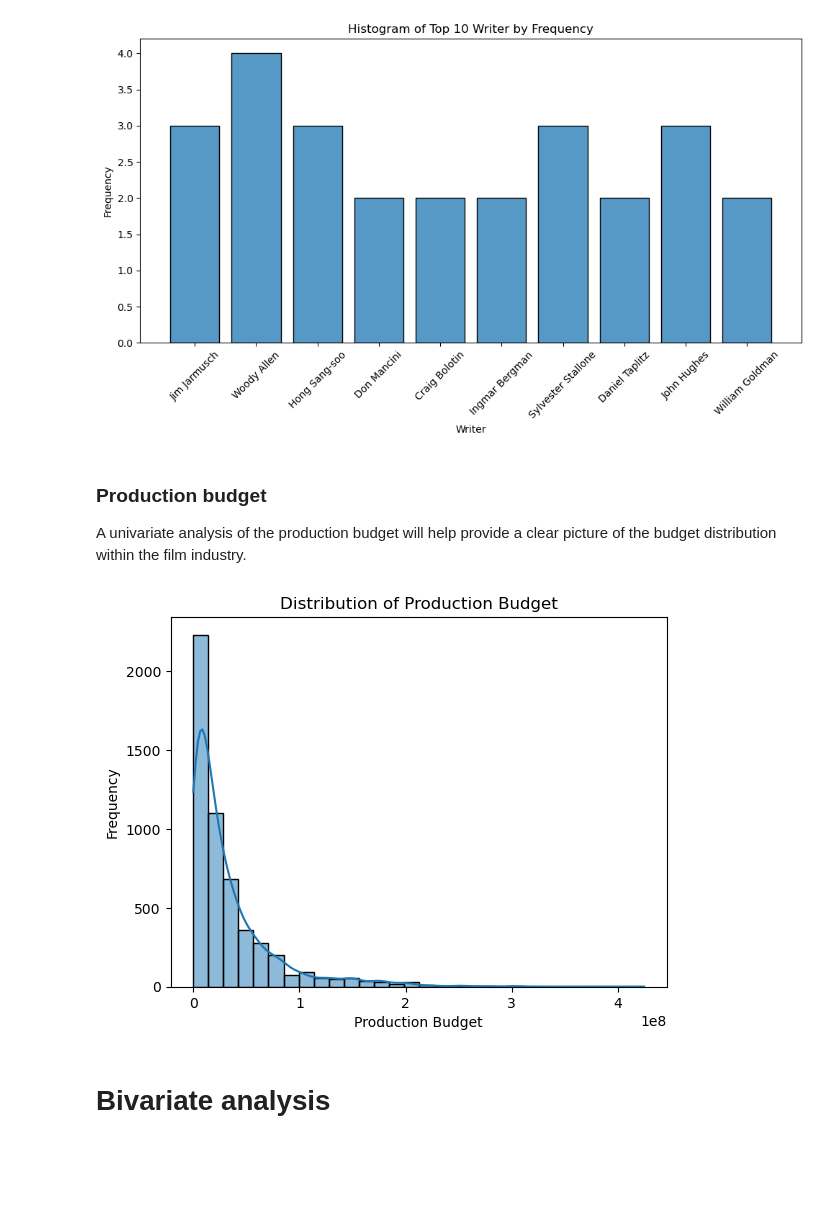
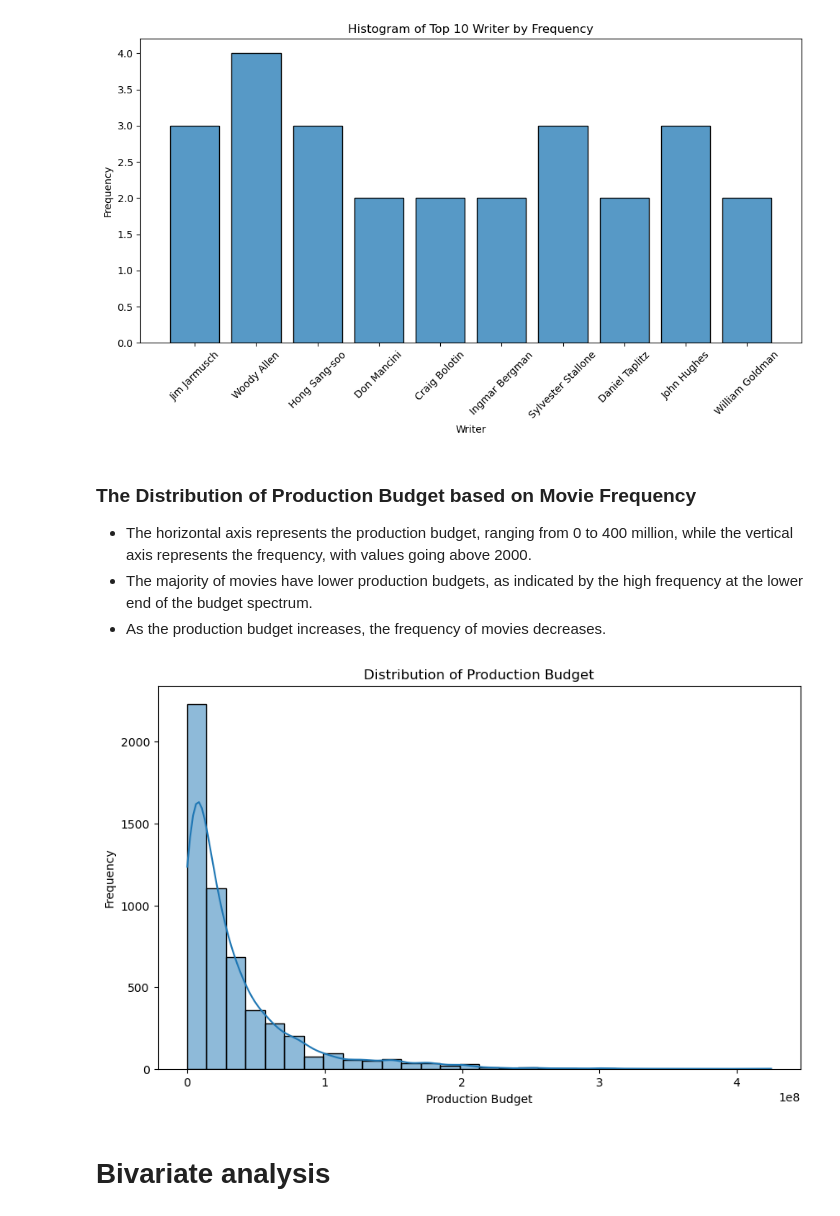
Before and after one commit to Gladwellchebelyon/GROUP7_BOX_OFFICE_MOVIES_ANALYSIS, a Jupyter notebook: student.ipynb, the cells around one changed output. Cells and saved outputs as stored; diff of their text form; code cells hidden in the pictures; blank space fills up the shorter version.

```diff
--- a/student.ipynb
+++ b/student.ipynb
@@ -1294,16 +1331,27 @@ plt.show()
 # %% [output]
 [figure]
 # %% [markdown]
-### Production budget<br>
-A univariate analysis of the production budget will help provide a clear picture of the budget distribution within the film industry.
+### **The Distribution of Production Budget based on Movie Frequency**
+
+- The horizontal axis represents the production budget, ranging from 0 to 400 million, while the vertical axis represents the frequency, with values going above 2000.
+- The majority of movies have lower production budgets, as indicated by the high frequency at the lower end of the budget spectrum.
+- As the production budget increases, the frequency of movies decreases.
 # %%
-# Histogram
+# Suppress the FutureWarning
+warnings.filterwarnings('ignore', category=FutureWarning)
+
+# Plotting Histogram
+plt.figure(figsize=(10, 6))
 sns.histplot(TN_df['production_budget'], bins=30, kde=True)
 plt.title('Distribution of Production Budget')
 plt.xlabel('Production Budget')
-plt.ylabel('Frequency');
+plt.ylabel('Frequency')
+plt.plot();
+
+# Re-enable warnings if needed
+warnings.filterwarnings('default', category=FutureWarning)
 # %% [output]
-[figure, old version]
+[figure, new version]
 # %% [markdown]
 # Bivariate analysis
 # %% [markdown]
```
Also changed, not shown: parts of 107 cells of this notebook.
